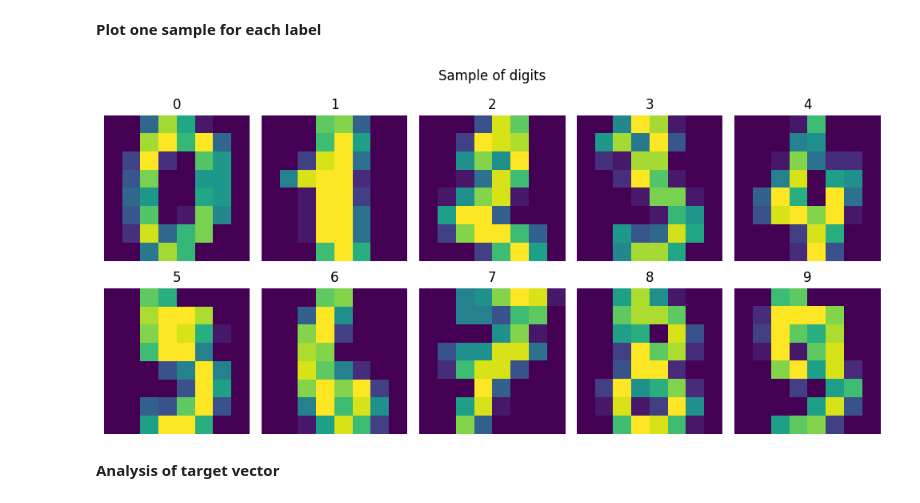
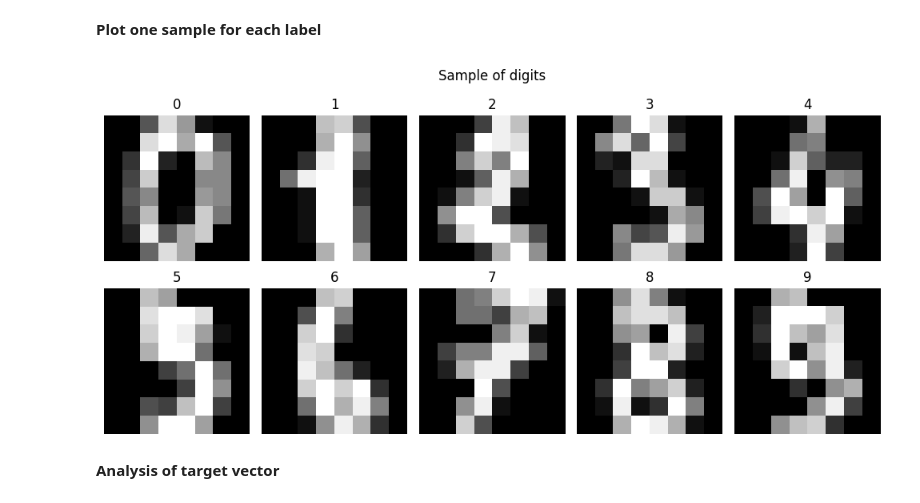
Before and after one commit to andrea-cadeddu/digit_classifier, a Jupyter notebook: 01.explorative_data_analysis.ipynb, the cells around one changed output. Saved outputs shown, nothing was run; the diff lists cells and outputs as text; code cells hidden in the pictures.

```diff
--- a/01.explorative_data_analysis.ipynb
+++ b/01.explorative_data_analysis.ipynb
@@ -62,21 +62,21 @@ The maximum value of images is 16.0
 # %%
 labels = np.unique(y)
 
 fig = plt.figure(figsize=(10, 5))
 axes = fig.subplots(nrows=2, ncols=5)
 
 for ax, label in zip(axes.flat, labels):
     image_flatten = X[y == label][0]
     image_reshaped = image_flatten.reshape(8, 8)
     ax.set_title(label)
-    ax.imshow(image_reshaped)
+    ax.imshow(image_reshaped, cmap="gray")
     ax.axis("off")
 
 plt.suptitle("Sample of digits")
 plt.tight_layout()
 plt.show()
 # %% [output]
-[figure, old version]
+[figure, new version]
 # %% [markdown]
 **Analysis of target vector**
 # %%
```
Also changed, not shown: 1 other file.
